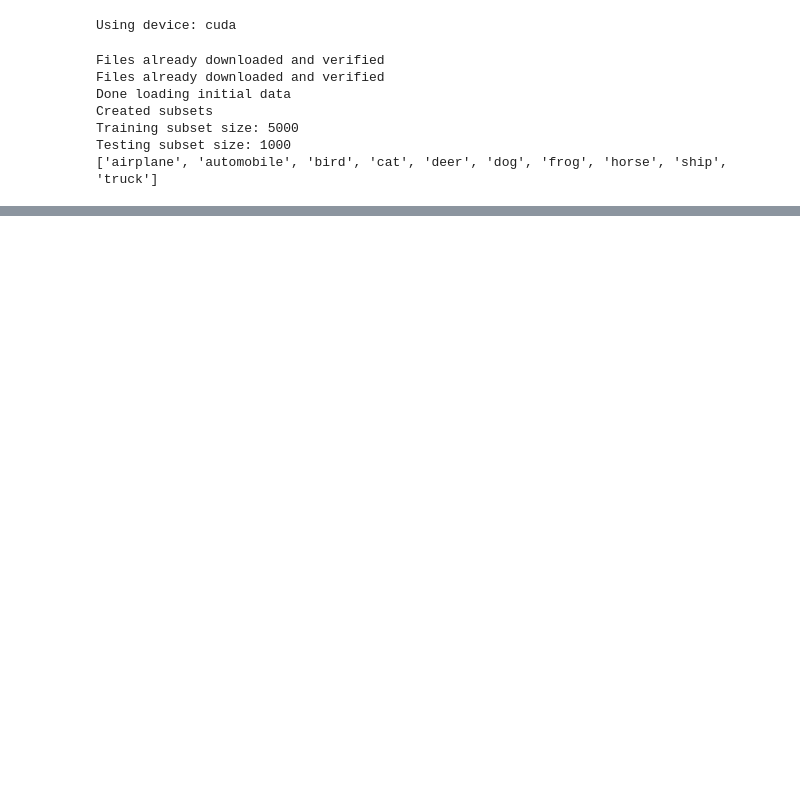
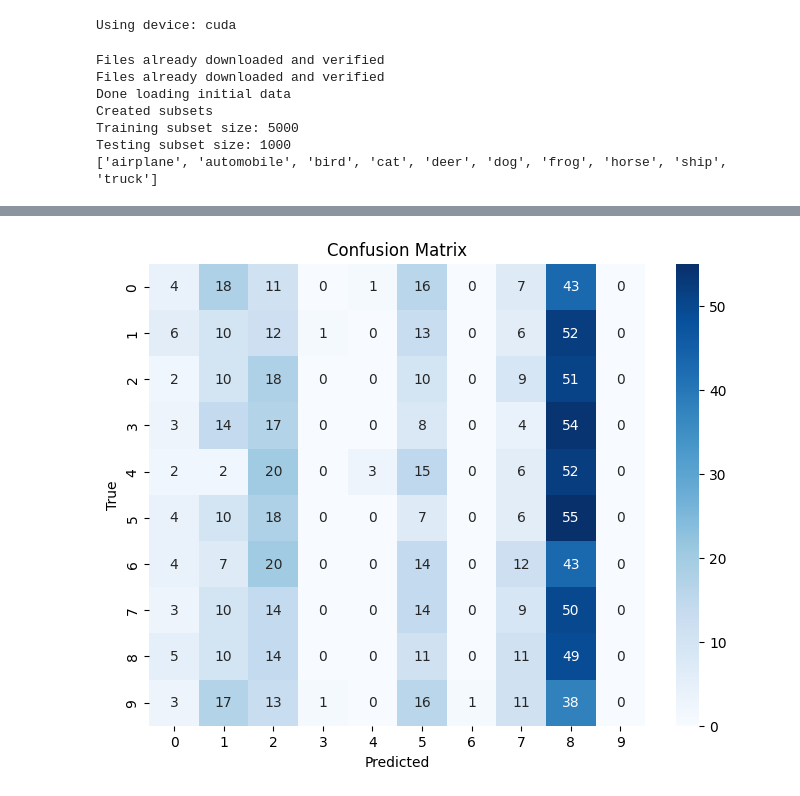
Before and after one commit to Millow02/Koala, a Jupyter notebook: ALPR/cnn.ipynb, the cells around one changed output, grey strips where cells are left out. Cells and saved outputs as stored; diff of their text form; code cells hidden in the pictures; blank space fills up the shorter version.

```diff
--- a/ALPR/cnn.ipynb
+++ b/ALPR/cnn.ipynb
@@ -841,0 +820,6 @@ ValueError: optimizer got an empty parameter list
+# %%
+cm2 = generate_confusion_matrix(added_layer_model, test_loader, device)
+
+plot_confusion_matrix(cm2, class_names)
+# %% [output]
+[figure, added]
```
Also changed, not shown: parts of 24 cells of this notebook, 1 other file.
